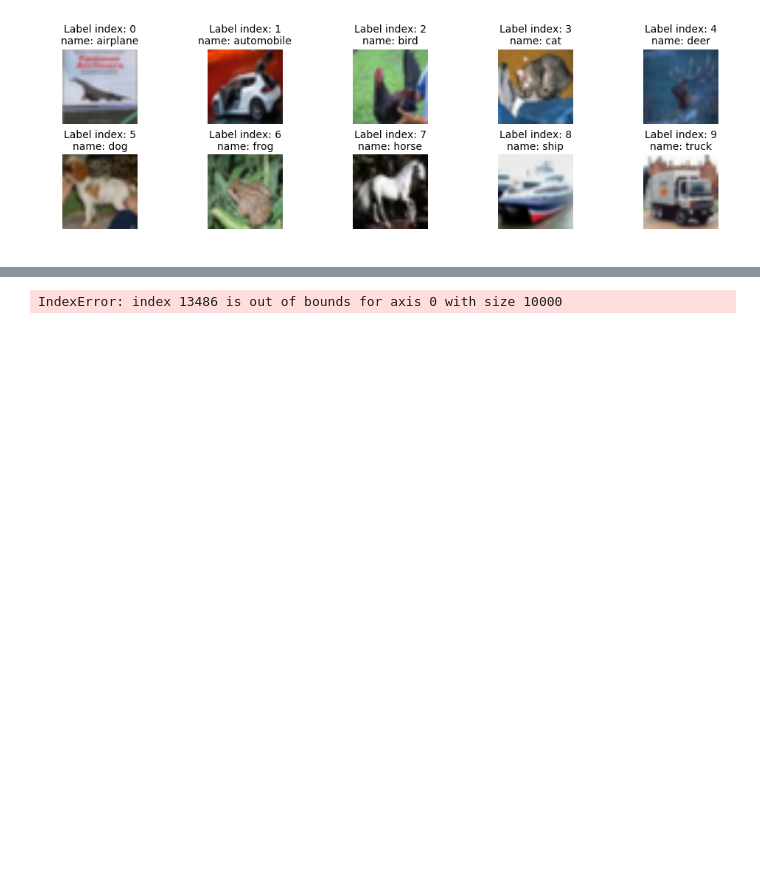
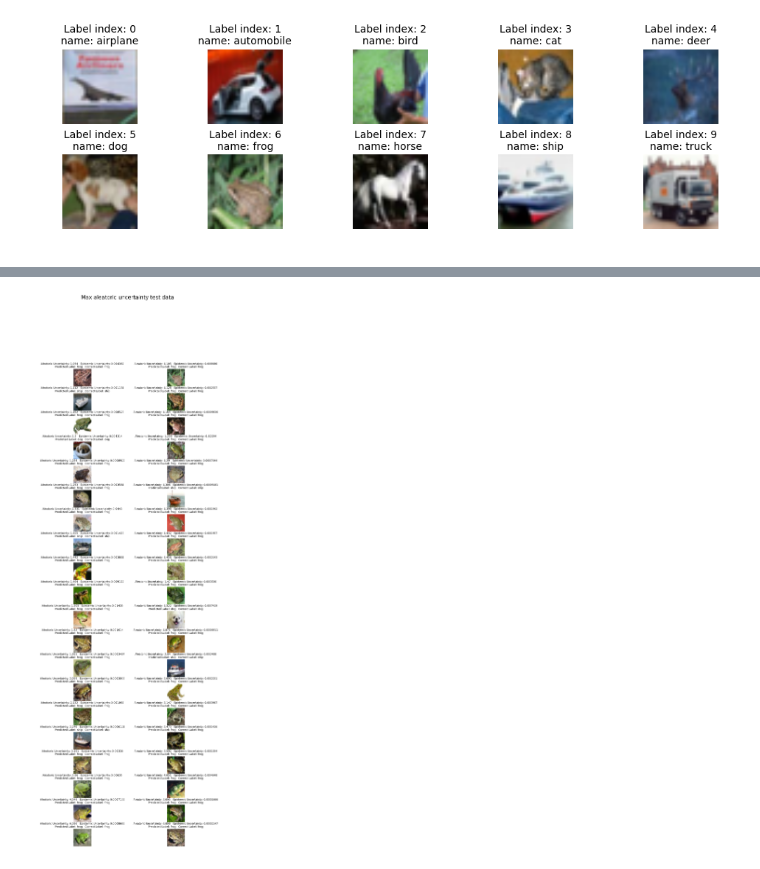
Before and after one commit to kyle-dorman/bayesian-neural-network-blogpost, a Jupyter notebook: scratchwork.ipynb, the cells around one changed output, grey strips where cells are left out. Saved outputs shown, nothing was run; the diff lists cells and outputs as text; code cells hidden in the pictures; blank space fills up the shorter version.

```diff
--- a/scratchwork.ipynb
+++ b/scratchwork.ipynb
@@ -165,6 +165,6 @@ IndexError: index 10904 is out of bounds for axis 0 with size 10000
 # %%
 display_k("Max aleatoric uncertainty test data", test_images[max_aleatoric_uncertainty_test],
-          [test_results[i] for i in max_aleatoric_uncertainty_test])
-#, file_name="blog_images/max_aleatoric_uncertainty_test.png")
+          [test_results[i] for i in max_aleatoric_uncertainty_test], figsize=(10,30))
+          #, file_name="blog_images/max_aleatoric_uncertainty_test.png")
 # %% [output]
-IndexError: index 13486 is out of bounds for axis 0 with size 10000
+[figure, added]
```
Also changed, not shown: parts of 28 cells of this notebook, 11 other files.
